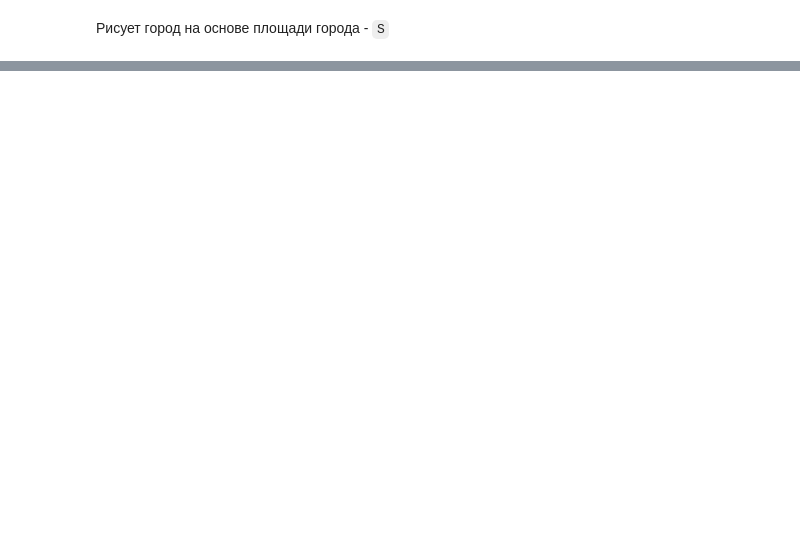
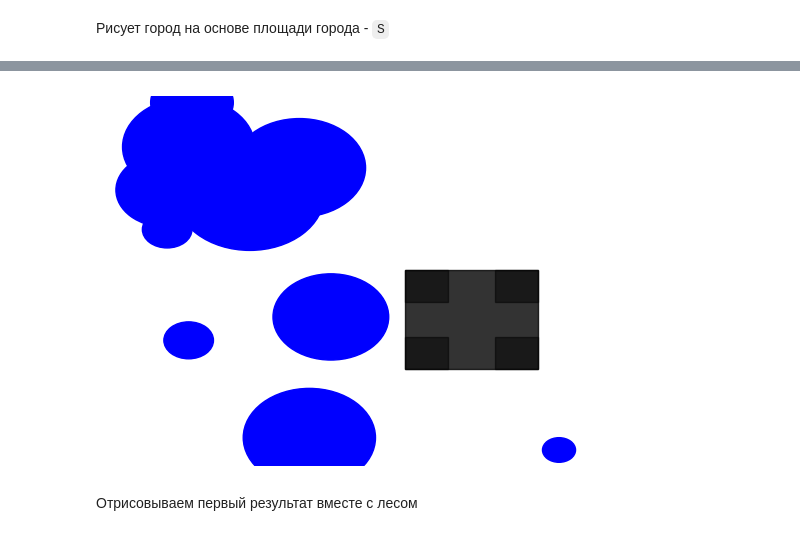
Before and after one commit to KirillCKO/PetProjects, a Jupyter notebook: OtherProjects/micro_projects.ipynb, the cells around one changed output, grey strips where cells are left out. Saved outputs shown, nothing was run; the diff lists cells and outputs as text; code cells hidden in the pictures; blank space fills up the shorter version.

```diff
--- a/OtherProjects/micro_projects.ipynb
+++ b/OtherProjects/micro_projects.ipynb
@@ -607,0 +421,38 @@ def go():
+# %%
+def create_new_forest(circle_rad_center=[(10, (10,10))], square_polygon=[(1,1)]):
+
+  # Извлекаем радиусы и центры кругов
+  rads = [rad for rad, _ in circle_rad_center]
+  centers = [center for _, center in circle_rad_center]
+
+  # Создаем множество координат всех точек
+  all_points = {(x, y) for x in range(-WIDTH, WIDTH) for y in range(-HEIGHT, HEIGHT)
+  if  not square_polygon.contains(Point(x,y))}
+
+  # Удаляем точки, находящиеся внутри каждого круга
+  for center, rad in zip(centers, rads):
+    all_points -= {(x, y) for x, y in all_points if (x - center[0])**2 + (y - center[1])**2 <= rad**2}
+
+  # Создаем лес, изначально все точки пустые
+  forest = {point: EMPTY for point in all_points}
+
+  # Добавляем деревья согласно начальной плотности
+  for point in forest:
+      if random.random() * 100 <= INITIAL_TREE_DENSITY:
+          forest[point] = TREE
+
+  return forest
+# %%
+fig, ax = plt.subplots()
+ax.set_xlim(-150, 150)
+ax.set_ylim(-150, 150)
+ax.axis(False)
+
+square_polygon = draw_city(80)
+circle_rad_center = draw_lake(10, square_polygon=square_polygon)
+
+forest = create_new_forest(circle_rad_center, square_polygon)
+# %% [output]
+[figure, added]
+# %% [markdown]
+Отрисовываем первый результат вместе с лесом
```
Also changed, not shown: parts of 23 cells of this notebook.
